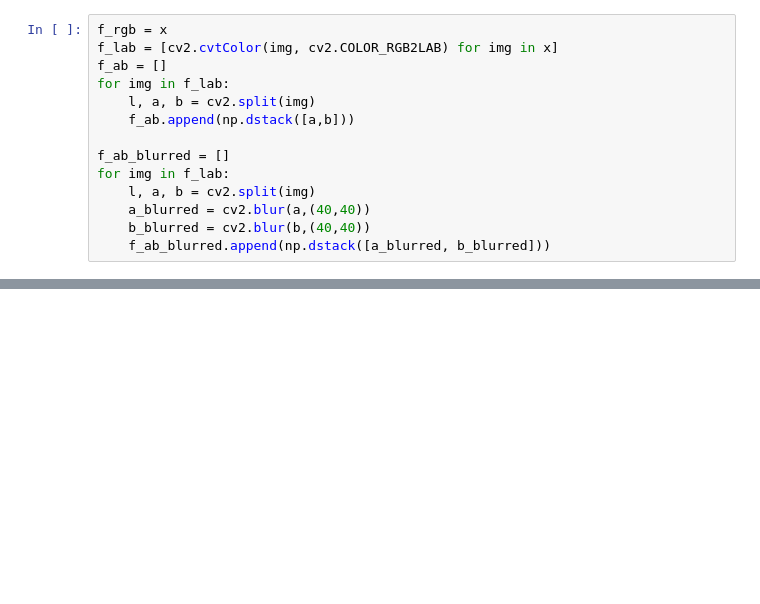
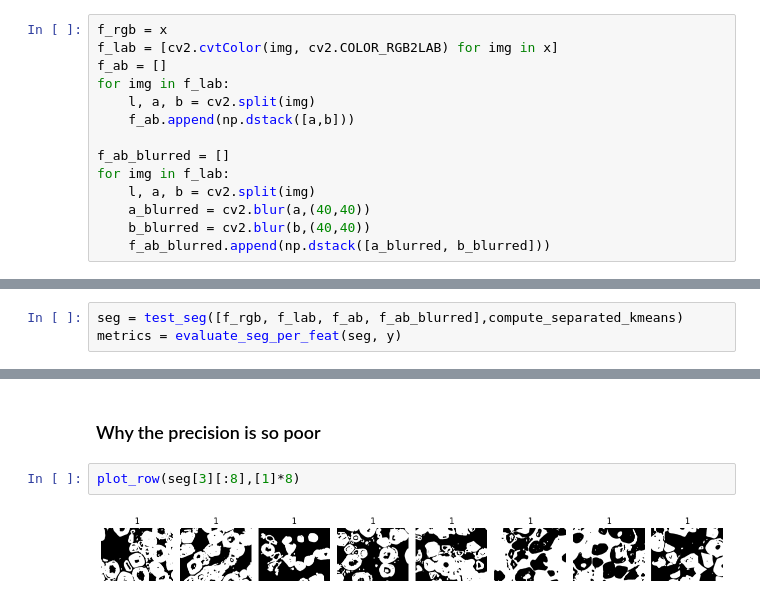
Before and after one commit to Leo00010011/FIPA, a Jupyter notebook: Session 3/session 3.ipynb, the cells around one changed output, grey strips where cells are left out. Drawn from its saved outputs; the diff is of its cells as text; blank space fills up the shorter version.

Commit message:
finish region metrics

```diff
--- a/Session 3/session 3.ipynb
+++ b/Session 3/session 3.ipynb
@@ -247,0 +338,3 @@ for img in f_lab:
+# %%
+seg = test_seg([f_rgb, f_lab, f_ab, f_ab_blurred],compute_separated_kmeans)
+metrics = evaluate_seg_per_feat(seg, y)
@@ -247,0 +351,6 @@ for img in f_lab:
+# %% [markdown]
+### Why the precision is so poor
+# %%
+plot_row(seg[3][:8],[1]*8)
+# %% [output]
+[figure, added]
```
Also changed, not shown: parts of 16 cells of this notebook.
